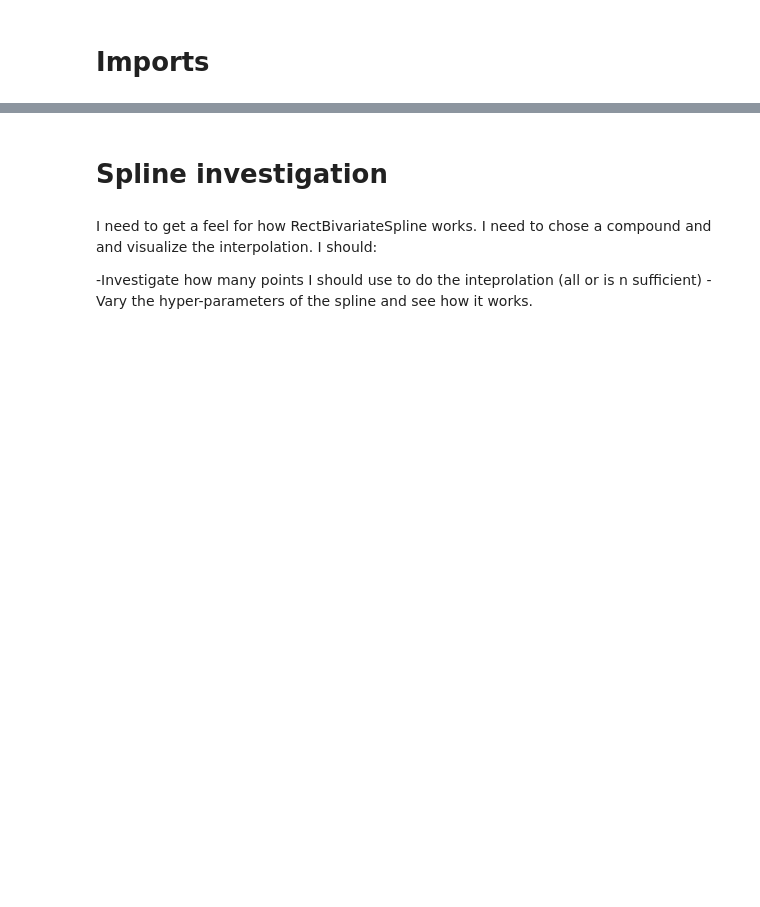
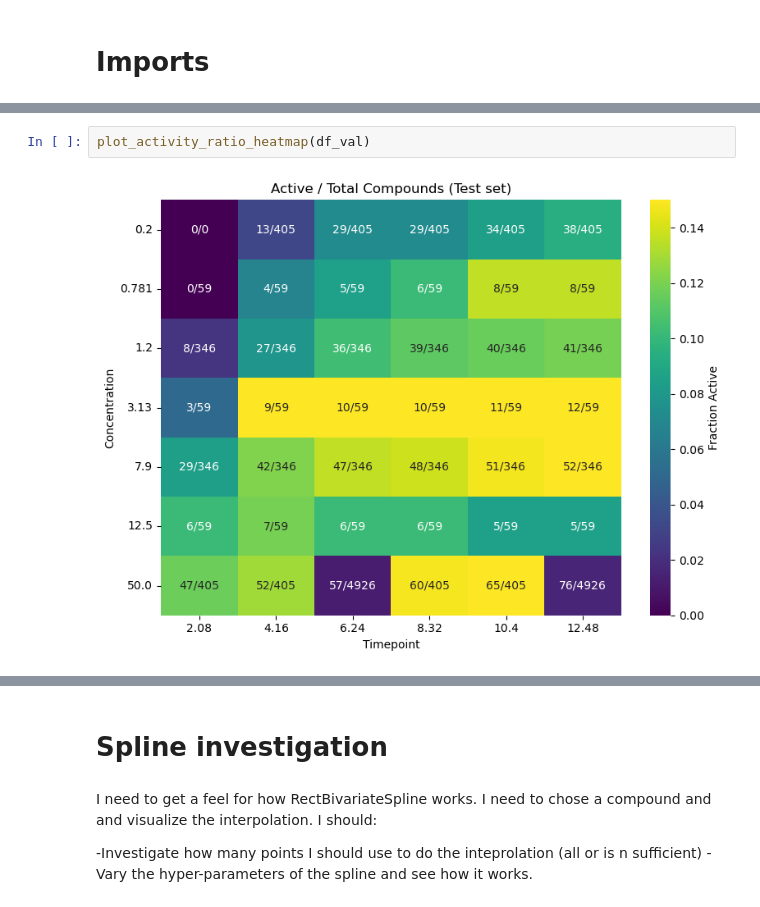
Before and after one commit to ethankreuzer/GrowthNet, a Jupyter notebook: sweeps/data_class.ipynb, the cells around one changed output, grey strips where cells are left out. Cells and saved outputs as stored; diff of their text form; blank space fills up the shorter version.

```diff
--- a/sweeps/data_class.ipynb
+++ b/sweeps/data_class.ipynb
@@ -586,0 +611,4 @@ array([[ 0.        ,  0.2       ,  0.        ],
+# %%
+plot_activity_ratio_heatmap(df_val)
+# %% [output]
+[figure, added]
```
Also changed, not shown: parts of 44 cells of this notebook, 5 other files.
